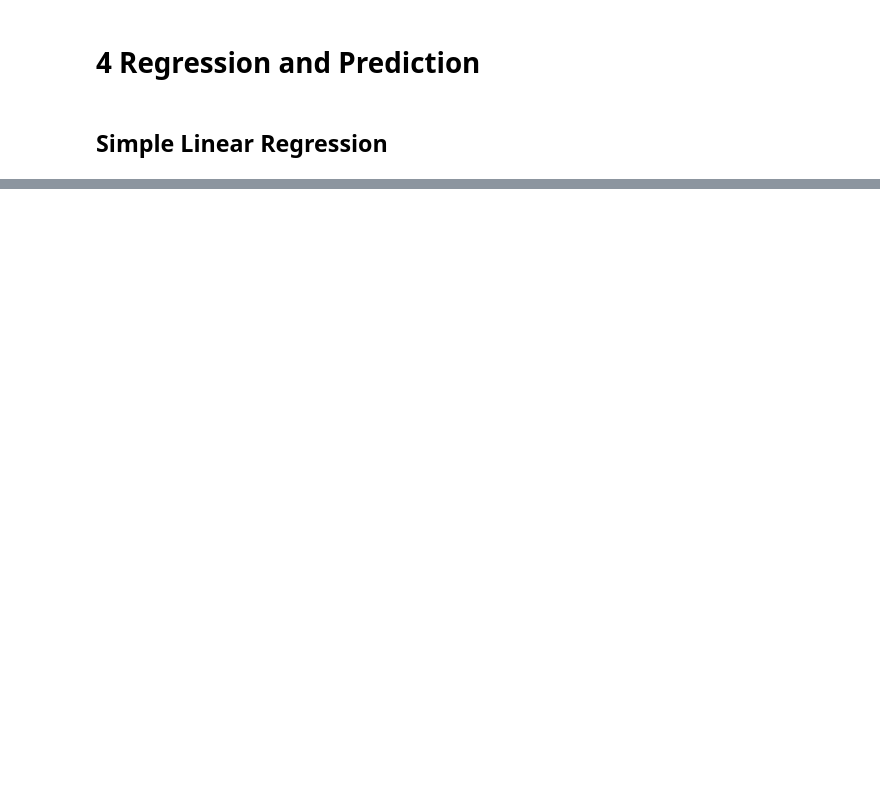
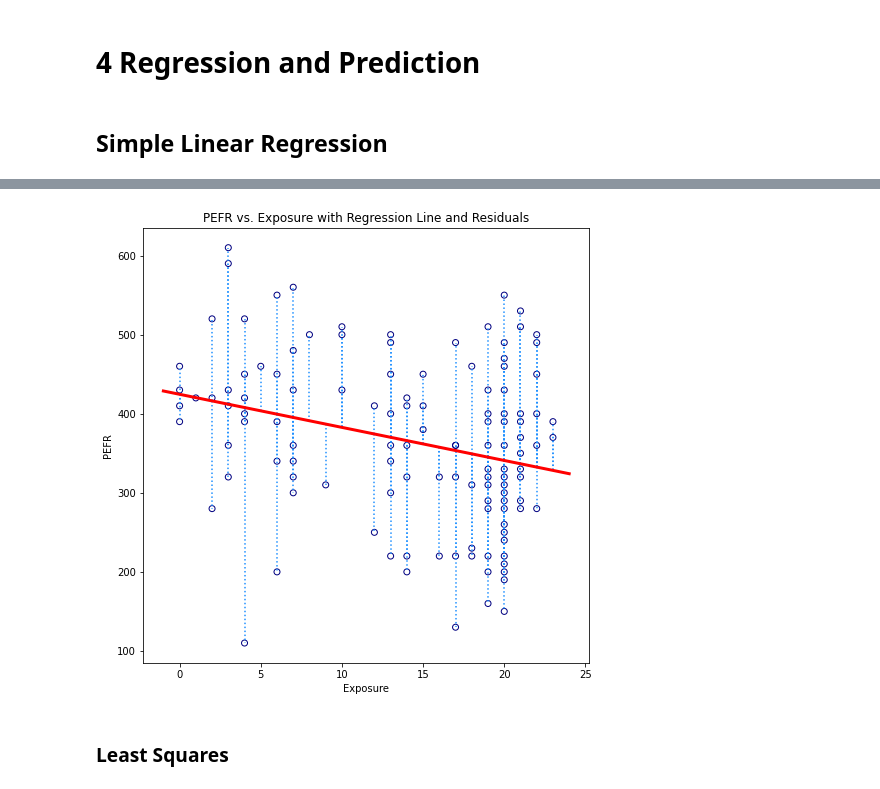
Before and after one commit to PaulToronto/Practical-Statistics-for-Data-Scientists-Notes, a Jupyter notebook: 4_Regression_and_Prediction.ipynb, the cells around one changed output, grey strips where cells are left out. Cells and saved outputs as stored; diff of their text form; code cells hidden in the pictures; blank space fills up the shorter version.

```diff
--- a/4_Regression_and_Prediction.ipynb
+++ b/4_Regression_and_Prediction.ipynb
@@ -24,0 +139,3 @@
+# %%
+fitted = model.predict(lung[predictors])
+fitted
@@ -24,0 +172,3 @@
+# %%
+residuals = lung[outcome] - fitted
+residuals
@@ -24,0 +188,28 @@
+# %%
+plt.figure(figsize=(8, 8))
+plt.scatter(lung['Exposure'],
+            lung['PEFR'],
+            marker='o',
+            facecolors='none',
+            edgecolors='navy')
+
+# regression line
+exposure = np.array([lung['Exposure'].min() - 1, lung['Exposure'].max() + 1])
+y_hat = model.intercept_ + model.coef_[0] * exposure
+plt.plot(exposure, y_hat, color='red', linewidth=3)
+
+plt.vlines(lung['Exposure'],
+           fitted,
+           fitted + residuals,
+           linestyle='dotted',
+           color='dodgerblue')
+
+plt.title('PEFR vs. Exposure with Regression Line and Residuals')
+plt.xlabel('Exposure')
+plt.ylabel('PEFR')
+
+plt.show()
+# %% [output]
+[figure, added]
+# %% [markdown]
+### Least Squares
```
Also changed, not shown: parts of 16 cells of this notebook.
